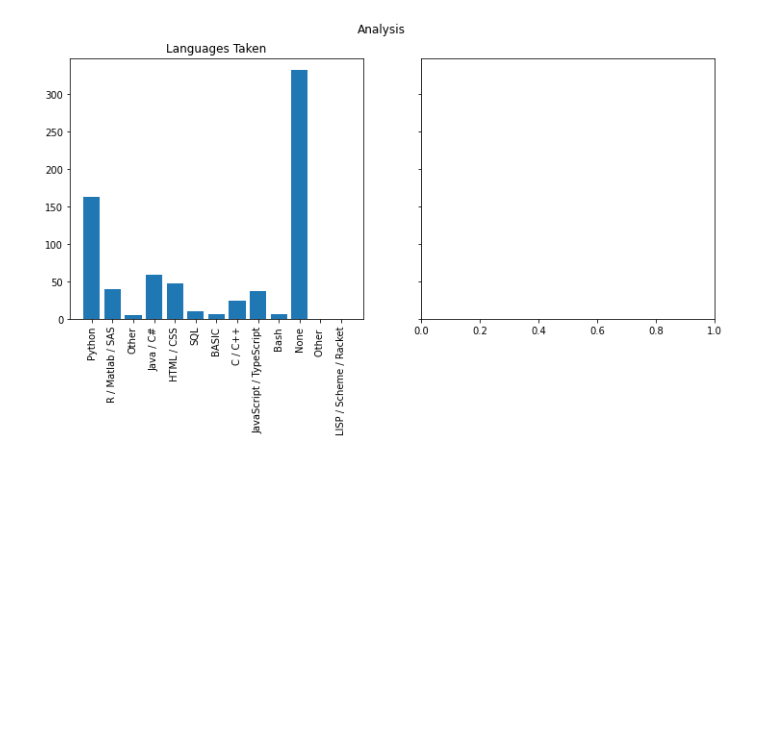
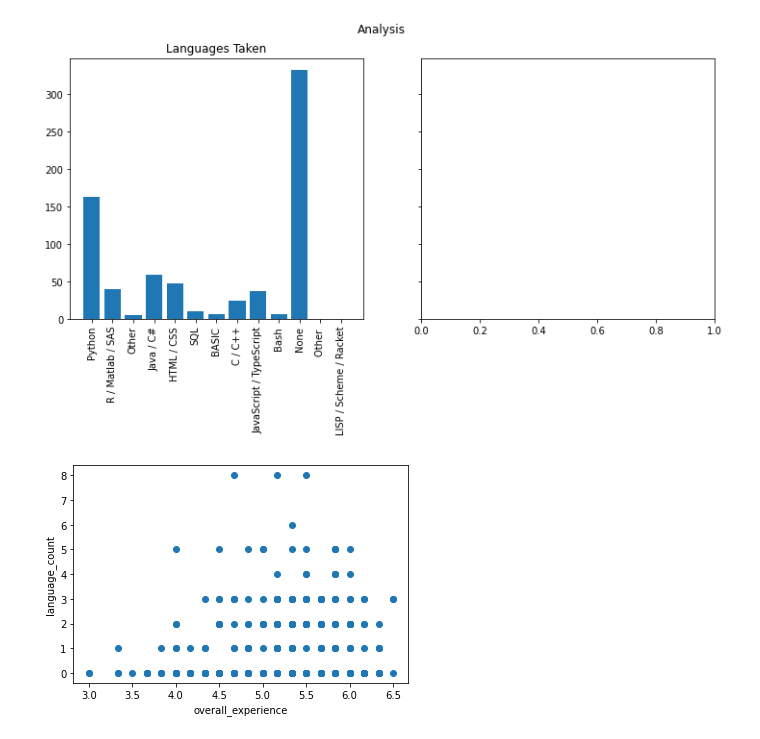
Before and after one commit to vondoste/comp110-21s-workspace, a Jupyter notebook: projects/pj01/analysis.ipynb, the cells around one changed output. Drawn from its saved outputs; the diff is of its cells as text; code cells hidden in the pictures; blank space fills up the shorter version.

Commit message:
experimenting with different visualizations

```diff
--- a/projects/pj01/analysis.ipynb
+++ b/projects/pj01/analysis.ipynb
@@ -217,3 +200,21 @@ axes[0].tick_params(axis='x', labelrotation = 90)
 # axes[1].bar(data_cols[language_count], data_cols[overall_experience])
 # %% [output]
 [figure]
+# %%
+selected_data: dict[str, list[str]] = select(data_cols, ["overall_experience", "language_count"])
+x_values: list[float] = []
+y_values: list[float] = []
+
+for item in selected_data["overall_experience"]:
+    x_values.append(float(item))
+
+for item in selected_data["language_count"]:
+    y_values.append(float(item))
+
+
+plt.scatter(x_values, y_values)
+plt.xlabel("overall_experience")
+plt.ylabel("language_count")
+plt.show()
+# %% [output]
+[figure, added]
```
Also changed, not shown: parts of 5 cells of this notebook.
